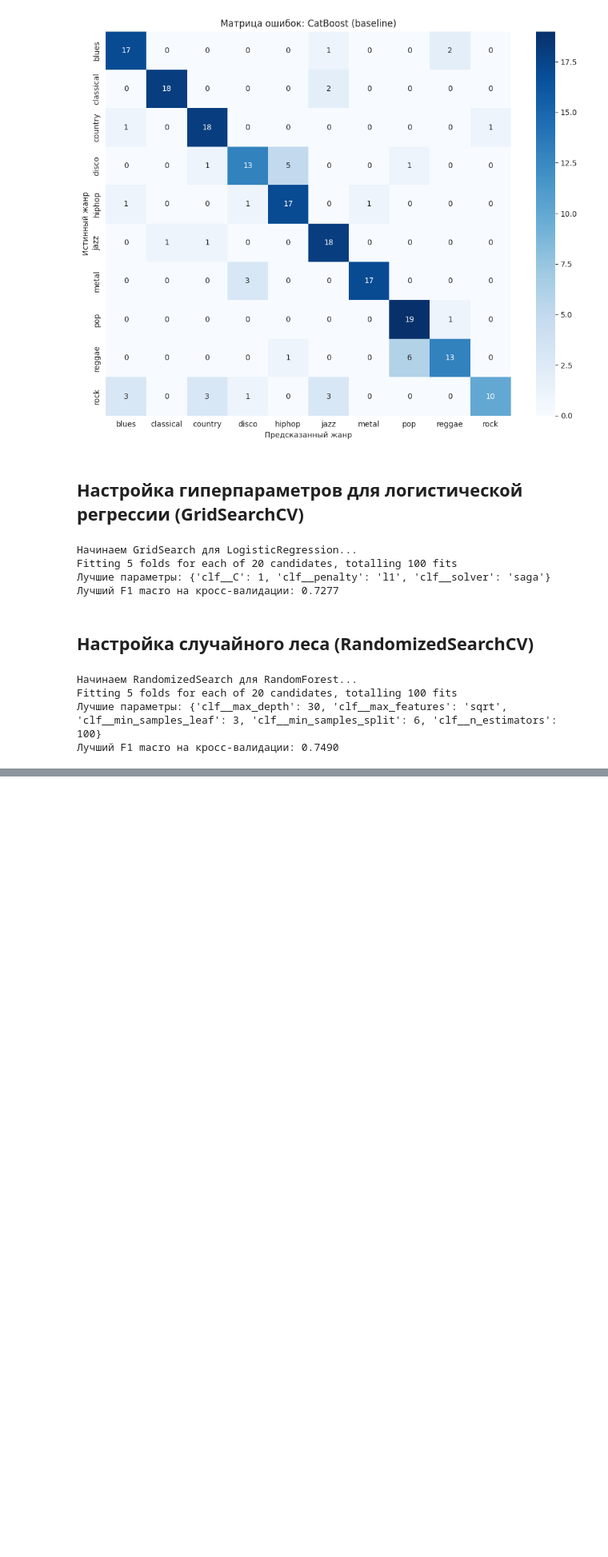
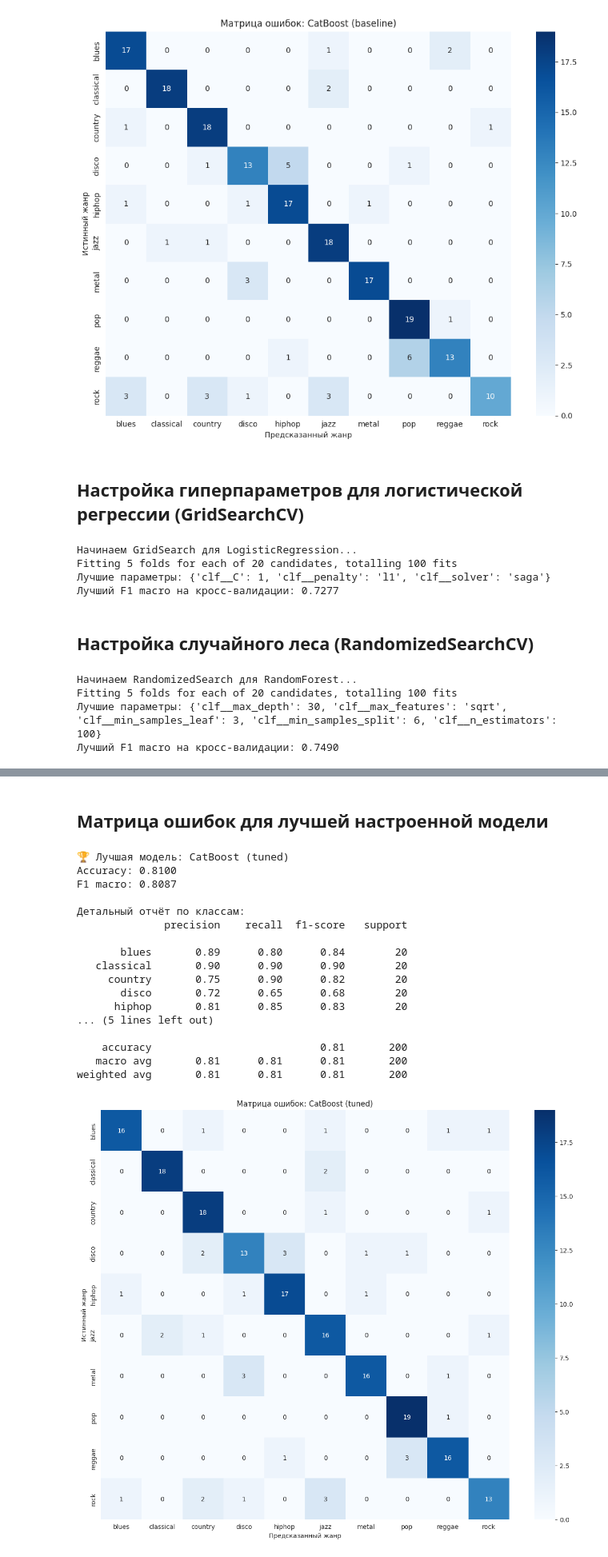
Before and after one commit to Marfall/MusicAnalyzer, a Jupyter notebook: MusicAnalyzer.ipynb, the cells around one changed output, grey strips where cells are left out. Shown at 80% size. Drawn from its saved outputs; the diff is of its cells as text; code cells hidden in the pictures; blank space fills up the shorter version.

```diff
--- a/MusicAnalyzer.ipynb
+++ b/MusicAnalyzer.ipynb
@@ -685,0 +737,22 @@ Fitting 5 folds for each of 20 candidates, totalling 100 fits
+# %%
+# Словарь лучших моделей
+best_models = {
+    'Logistic Regression (tuned)': grid_lr.best_estimator_,
+    'Random Forest (tuned)': random_rf.best_estimator_,
+    'CatBoost (tuned)': random_catboost.best_estimator_
+}
+
+# Словари для результатов настроенных моделей
+tuned_predictions = {}
+tuned_acc = {}
+tuned_f1 = {}
+
+print("Оценка настроенных моделей на тестовой выборке:")
+for name, model in best_models.items():
+    y_pred = model.predict(X_test)
+    tuned_predictions[name] = y_pred
+    acc = accuracy_score(y_test, y_pred)
+    f1 = f1_score(y_test, y_pred, average='macro')
+    tuned_acc[name] = acc
+    tuned_f1[name] = f1
+    print(f"{name}: Accuracy = {acc:.4f}, F1 macro = {f1:.4f}")
@@ -685,0 +797,44 @@ Fitting 5 folds for each of 20 candidates, totalling 100 fits
+# %% [markdown]
+## Матрица ошибок для лучшей настроенной модели
+# %%
+# Определим лучшую модель по F1 macro
+best_name = max(tuned_f1, key=tuned_f1.get)
+best_model = best_models[best_name]
+y_pred_best = tuned_predictions[best_name]
+
+print(f"🏆 Лучшая модель: {best_name}")
+print(f"Accuracy: {tuned_acc[best_name]:.4f}")
+print(f"F1 macro: {tuned_f1[best_name]:.4f}")
+print("\nДетальный отчёт по классам:")
+print(classification_report(y_test, y_pred_best, target_names=label_encoder.classes_))
+
+# Матрица ошибок
+fig, ax = plt.subplots(figsize=(12, 10))
+cm = confusion_matrix(y_test, y_pred_best)
+sns.heatmap(cm, annot=True, fmt='d', cmap='Blues',
+            xticklabels=label_encoder.classes_,
+            yticklabels=label_encoder.classes_, ax=ax)
+ax.set_xlabel('Предсказанный жанр')
+ax.set_ylabel('Истинный жанр')
+ax.set_title(f'Матрица ошибок: {best_name}')
+plt.tight_layout()
+plt.show()
+# %% [output]
+🏆 Лучшая модель: CatBoost (tuned)
+Accuracy: 0.8100
+F1 macro: 0.8087
+
+Детальный отчёт по классам:
+              precision    recall  f1-score   support
+
+       blues       0.89      0.80      0.84        20
+   classical       0.90      0.90      0.90        20
+     country       0.75      0.90      0.82        20
+       disco       0.72      0.65      0.68        20
+      hiphop       0.81      0.85      0.83        20
+... (5 lines left out)
+
+    accuracy                           0.81       200
+   macro avg       0.81      0.81      0.81       200
+weighted avg       0.81      0.81      0.81       200
+[figure, added]
```
Also changed, not shown: parts of 13 cells of this notebook.
